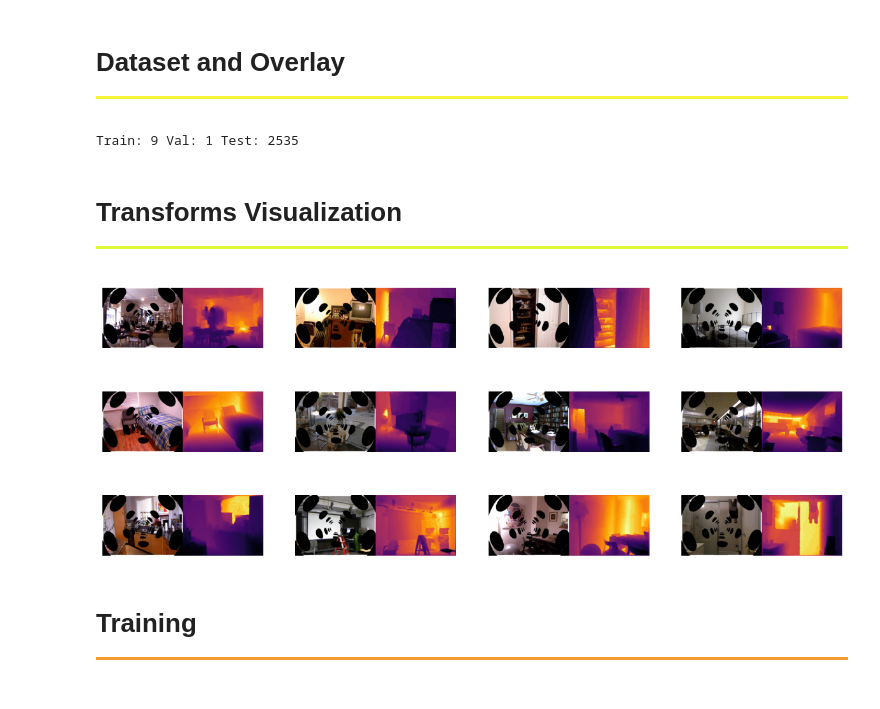
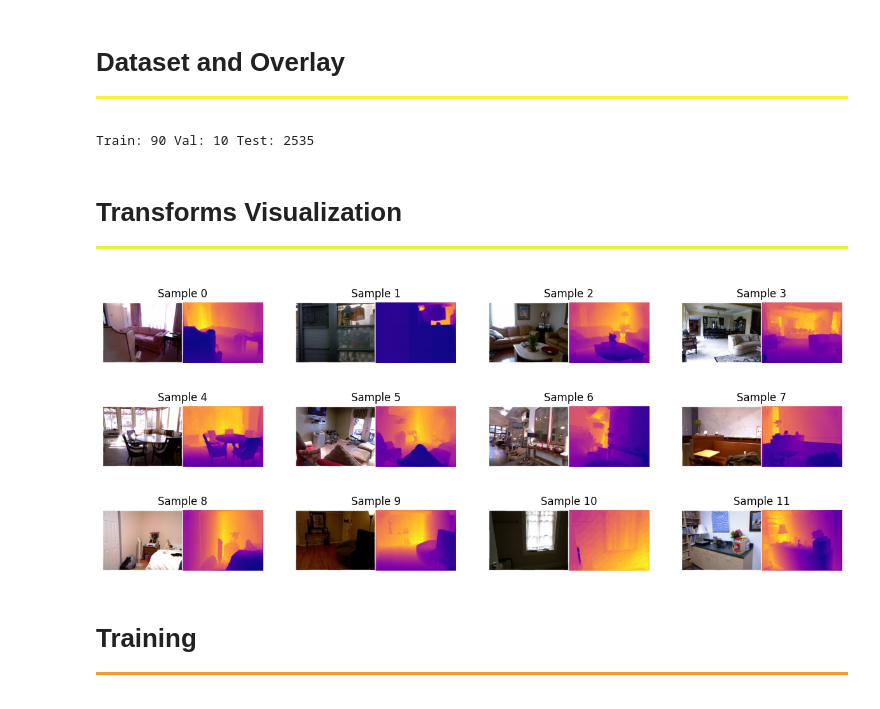
Before and after one commit to KnightDIRT/JAIST, a Jupyter notebook: Depth Anything Triangulation/Code/Undistort-and-Depth/DepthAnything_TrainFinetune2.ipynb, the cells around one changed output. Drawn from its saved outputs; the diff is of its cells as text; code cells hidden in the pictures.

```diff
--- a/Depth Anything Triangulation/Code/Undistort-and-Depth/DepthAnything_TrainFinetune2.ipynb
+++ b/Depth Anything Triangulation/Code/Undistort-and-Depth/DepthAnything_TrainFinetune2.ipynb
@@ -179,8 +179,9 @@ class MaskOverlayDepthDataset(Dataset):
 
         # --- Optional masking ---
         if random.random() < self.apply_prob:
-            rgb_arr = rgb_arr * mask_arr[..., None]
-            #depth_arr = depth_arr * mask_arr
+            #rgb_arr = rgb_arr * mask_arr[..., None]
+            max_depth = depth_arr.max()
+            #depth_arr = np.where(mask_arr > 0, depth_arr, max_depth)
 
         # --- Convert to tensors ---
         rgb_tensor = torch.from_numpy(rgb_arr / 255.0).permute(2, 0, 1)
@@ -195,7 +196,7 @@ mask_path = "C:/Users/Torenia/OneDrive/Documents/GitHub/JAIST/Depth Anything Tri
 
 df_train, df_test = train_test_split(df, test_size=0.05, shuffle=True)
 
-df_train = df_train.sample(n=10, random_state=42) #reduce for faster testing
+df_train = df_train.sample(n=100, random_state=42) #reduce for faster testing
 
 df_train, df_val = train_test_split(df_train, test_size=0.1, shuffle=True)
 
@@ -209,32 +210,51 @@ test_loader  = DataLoader(test_ds,  batch_size=4, shuffle=True)
 
 print("Train:", len(train_ds), "Val:", len(val_ds), "Test:", len(test_ds))
 # %% [output]
-Train: 9 Val: 1 Test: 2535
+Train: 90 Val: 10 Test: 2535
 # %% [markdown]
 # Transforms Visualization
 <div style="width:100%;height:0;border-bottom: 3px solid #DEF839;margin-bottom: 1rem;"></div>
 # %%
 plt.figure(figsize=(15, 6))
+
 for i in range(12):
+    # --- Load masked sample from dataset ---
     x, y = test_ds[i]
 
-    # Un-normalize masked tensor back to [0,255] RGB
-    rgb_masked = (x.permute(1,2,0).numpy() * 255).astype(np.uint8)
+    # RGB: [C,H,W] -> [H,W,3] uint8
+    rgb_masked = (x.permute(1, 2, 0).cpu().numpy() * 255).astype(np.uint8)
 
-    # Load GT depth
-    depth_gt = np.array(Image.open(test_ds.df.iloc[i, 1]).convert("L"))
+    # Depth: [1,H,W] -> [H,W]
+    depth_masked = y.squeeze().cpu().numpy()
 
-    # Resize depth GT to match masked image height/width
+    # --- Normalize and colorize depth ---
+    depth_min, depth_max = np.nanmin(depth_masked), np.nanmax(depth_masked)
+    if depth_max - depth_min < 1e-8:
+        depth_norm = np.zeros_like(depth_masked, dtype=np.uint8)
+    else:
+        depth_norm = cv2.normalize(depth_masked, None, 0, 255, cv2.NORM_MINMAX)
+        depth_norm = np.clip(depth_norm, 0, 255).astype(np.uint8)
+
+    depth_color = cv2.applyColorMap(depth_norm, cv2.COLORMAP_PLASMA)[..., ::-1]  # BGR→RGB
+
+    # --- Match size to RGB just in case ---
     H, W = rgb_masked.shape[:2]
-    depth_gt_resized = cv2.resize(depth_gt, (W, H), interpolation=cv2.INTER_NEAREST)
+    depth_color_resized = cv2.resize(depth_color, (W, H), interpolation=cv2.INTER_NEAREST)
 
-    viz = merge_into_row(rgb_masked, depth_gt_resized)
+    # --- Concatenate side by side ---
+    # Ensure both are 3D arrays (H, W, 3)
+    if depth_color_resized.ndim == 2:
+        depth_color_resized = cv2.cvtColor(depth_color_resized, cv2.COLOR_GRAY2RGB)
 
+    row = np.concatenate([rgb_masked, depth_color_resized], axis=1)  # side-by-side
+
+    # --- Display ---
     ax = plt.subplot(3, 4, i + 1)
-    plt.imshow(viz.astype("uint8"))
+    plt.imshow(row.astype("uint8"))
     plt.axis("off")
+    plt.title(f"Sample {i}")
 # %% [output]
-[figure, old version]
+[figure, new version]
 # %% [markdown]
 # Training
 <div style="width:100%;height:0;border-bottom: 3px solid #F59A31;margin-bottom: 1rem;"></div>
```
Also changed, not shown: parts of 4 cells of this notebook, 7 other files.
